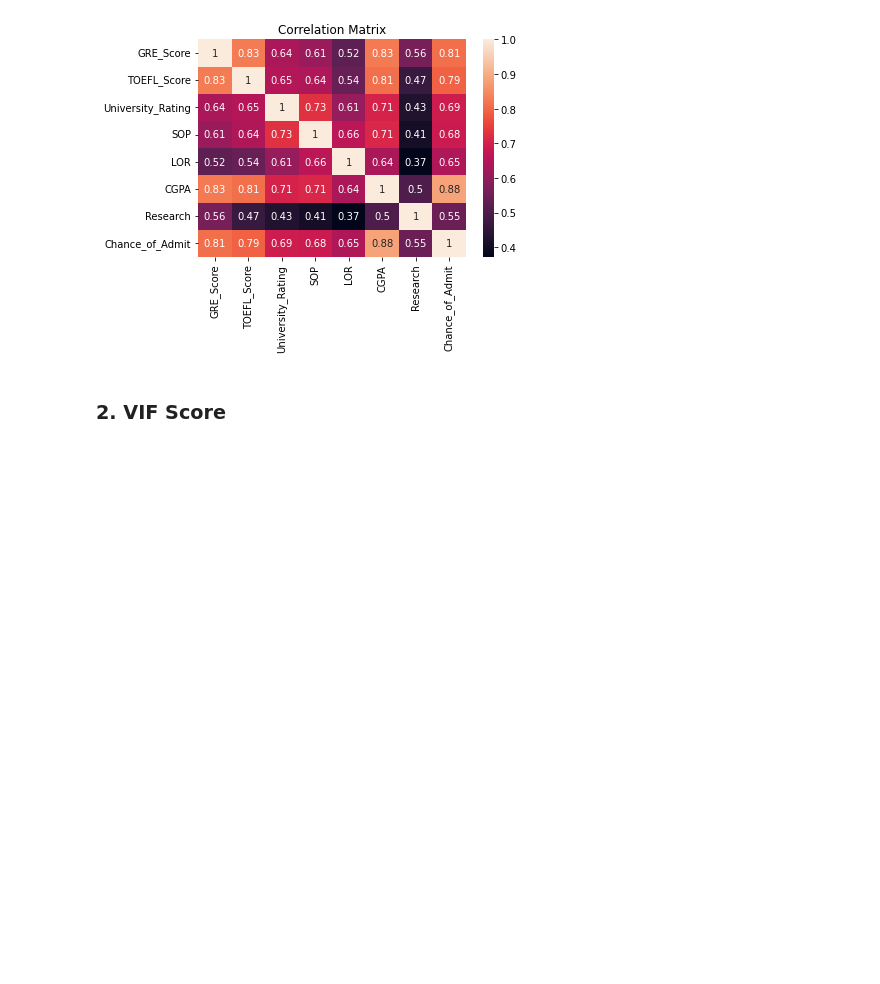
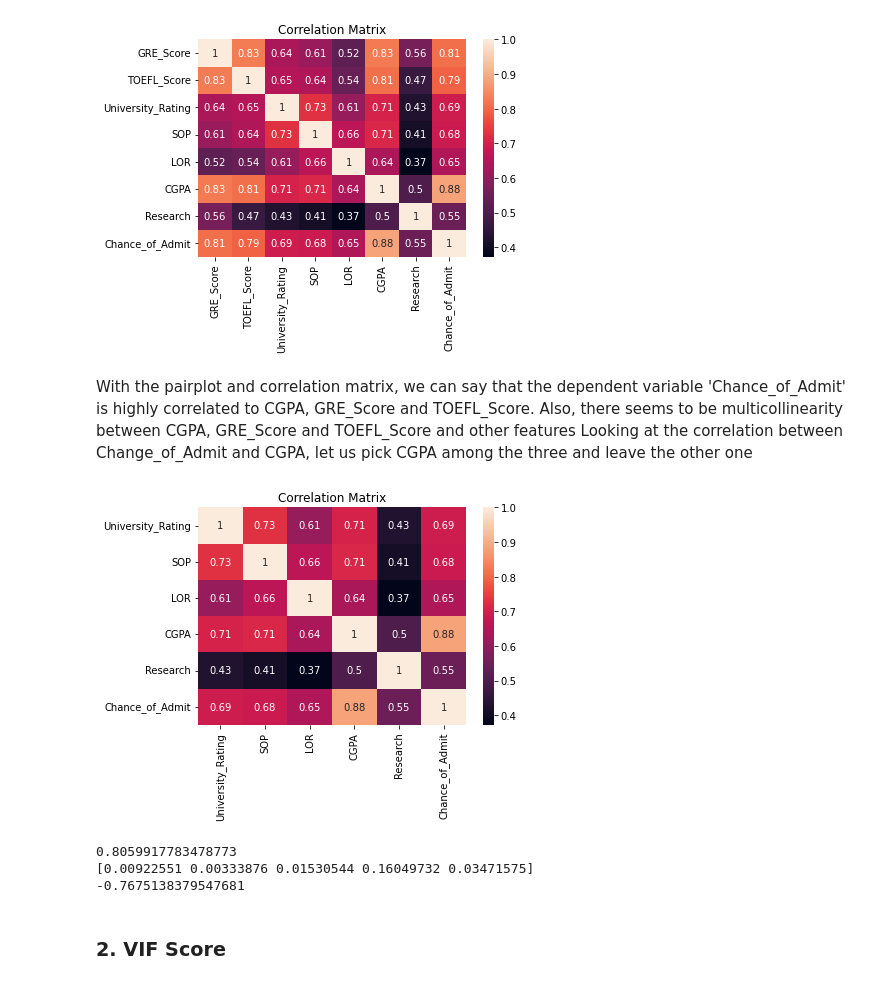
Before and after one commit to sathishkumar118/practice-ml, a Jupyter notebook: code/main.ipynb, the cells around one changed output. Cells and saved outputs as stored; diff of their text form; code cells hidden in the pictures; blank space fills up the shorter version.

Commit message:
added comparison plot

```diff
--- a/code/main.ipynb
+++ b/code/main.ipynb
@@ -120,6 +120,31 @@ plt.title('Correlation Matrix')
 plt.show()
 # %% [output]
 [figure]
+# %% [markdown]
+With the pairplot and correlation matrix, we can say that the dependent variable 'Chance_of_Admit' is highly correlated to CGPA, GRE_Score and TOEFL_Score. Also, there seems to be multicollinearity between CGPA, GRE_Score and TOEFL_Score and other features
+Looking at the correlation between Change_of_Admit and CGPA, let us pick CGPA among the three and leave the other one
+# %%
+df_1 = df.drop(columns= ['GRE_Score','TOEFL_Score'])
+correlation_matrix = df_1.corr()
+sns.heatmap(correlation_matrix, annot=True)
+plt.title('Correlation Matrix')
+plt.show()
+# %% [output]
+[figure, added]
+# %%
+
+# Prepare the dependent and independent features into X and y variables
+X = df_1.drop(columns = 'Chance_of_Admit')
+y = df.Chance_of_Admit
+reg = LinearRegression().fit(X, y)
+df_acc_scores = df_acc_scores.append({'Method' : '1. Corr Matrix', 'LR Score' : reg.score(X, y)},ignore_index=True)
+print(reg.score(X, y))
+print(reg.coef_)
+print(reg.intercept_)
+# %% [output]
+0.8059917783478773
+[0.00922551 0.00333876 0.01530544 0.16049732 0.03471575]
+-0.7675138379547681
 # %% [markdown]
 ### 2. VIF Score
 # %%
```
Also changed, not shown: parts of 7 cells of this notebook.
